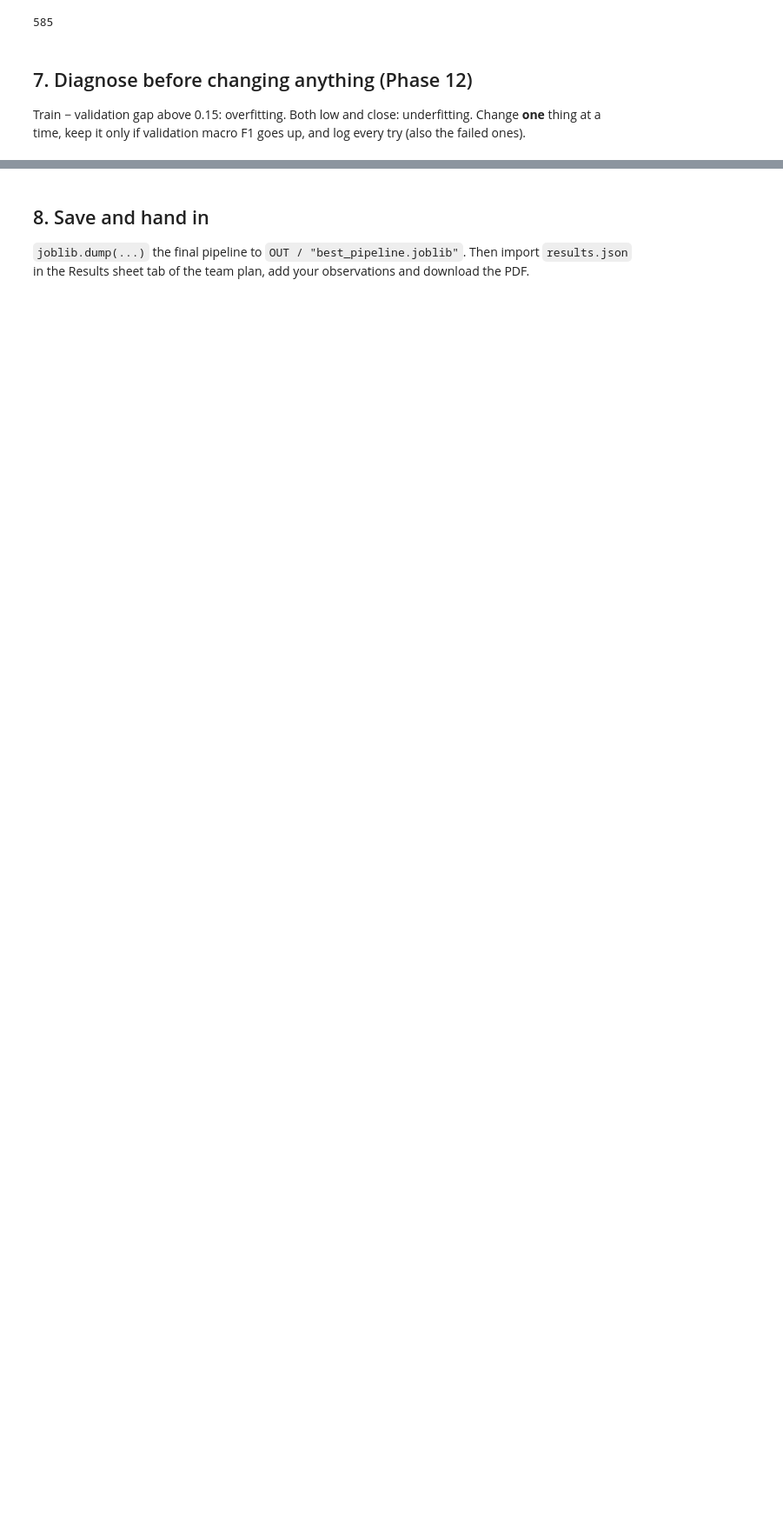
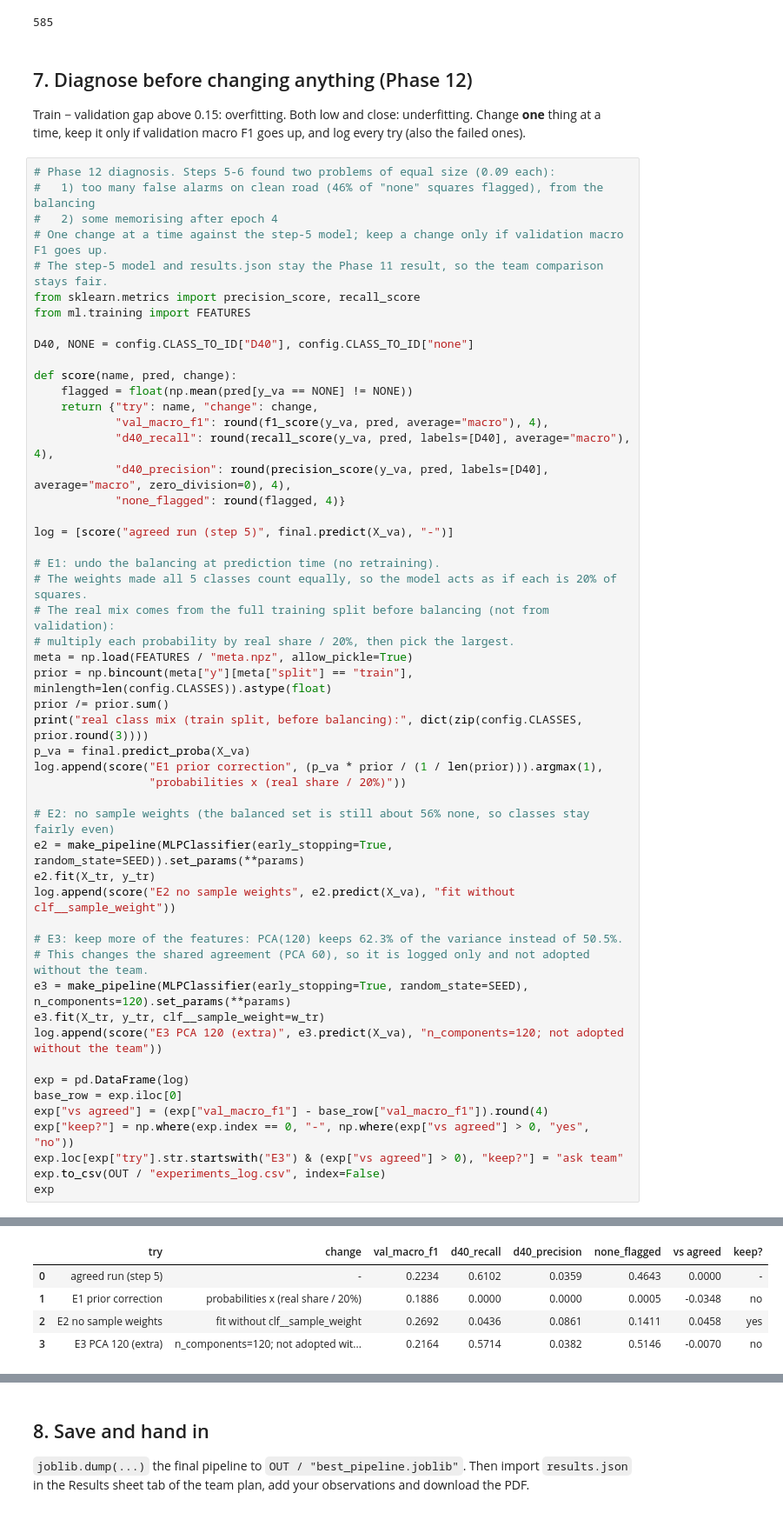
Before and after one commit to RaksaOC/road-damage-classifier, a Jupyter notebook: backend/ml/notebooks/11_3_mlp.ipynb, the cells around one changed output, grey strips where cells are left out. Shown at 87% size. Cells and saved outputs as stored; diff of their text form; blank space fills up the shorter version.

```diff
--- a/backend/ml/notebooks/11_3_mlp.ipynb
+++ b/backend/ml/notebooks/11_3_mlp.ipynb
@@ -357,3 +357,55 @@ predict train + val (report)      0.02
 ## 7. Diagnose before changing anything (Phase 12)
 
 Train − validation gap above 0.15: overfitting. Both low and close: underfitting. Change **one** thing at a time, keep it only if validation macro F1 goes up, and log every try (also the failed ones).
+# %%
+# Phase 12 diagnosis. Steps 5-6 found two problems of equal size (0.09 each):
+#   1) too many false alarms on clean road (46% of "none" squares flagged), from the balancing
+#   2) some memorising after epoch 4
+# One change at a time against the step-5 model; keep a change only if validation macro F1 goes up.
+# The step-5 model and results.json stay the Phase 11 result, so the team comparison stays fair.
+from sklearn.metrics import precision_score, recall_score
+from ml.training import FEATURES
+
+D40, NONE = config.CLASS_TO_ID["D40"], config.CLASS_TO_ID["none"]
+
+def score(name, pred, change):
+    flagged = float(np.mean(pred[y_va == NONE] != NONE))
+    return {"try": name, "change": change,
+            "val_macro_f1": round(f1_score(y_va, pred, average="macro"), 4),
+            "d40_recall": round(recall_score(y_va, pred, labels=[D40], average="macro"), 4),
+            "d40_precision": round(precision_score(y_va, pred, labels=[D40], average="macro", zero_division=0), 4),
+            "none_flagged": round(flagged, 4)}
+
+log = [score("agreed run (step 5)", final.predict(X_va), "-")]
+
+# E1: undo the balancing at prediction time (no retraining).
+# The weights made all 5 classes count equally, so the model acts as if each is 20% of squares.
+# The real mix comes from the full training split before balancing (not from validation):
+# multiply each probability by real share / 20%, then pick the largest.
+meta = np.load(FEATURES / "meta.npz", allow_pickle=True)
+prior = np.bincount(meta["y"][meta["split"] == "train"], minlength=len(config.CLASSES)).astype(float)
+prior /= prior.sum()
+print("real class mix (train split, before balancing):", dict(zip(config.CLASSES, prior.round(3))))
+p_va = final.predict_proba(X_va)
+log.append(score("E1 prior correction", (p_va * prior / (1 / len(prior))).argmax(1),
+                 "probabilities x (real share / 20%)"))
+
+# E2: no sample weights (the balanced set is still about 56% none, so classes stay fairly even)
+e2 = make_pipeline(MLPClassifier(early_stopping=True, random_state=SEED)).set_params(**params)
+e2.fit(X_tr, y_tr)
+log.append(score("E2 no sample weights", e2.predict(X_va), "fit without clf__sample_weight"))
+
+# E3: keep more of the features: PCA(120) keeps 62.3% of the variance instead of 50.5%.
+# This changes the shared agreement (PCA 60), so it is logged only and not adopted without the team.
+e3 = make_pipeline(MLPClassifier(early_stopping=True, random_state=SEED), n_components=120).set_params(**params)
+e3.fit(X_tr, y_tr, clf__sample_weight=w_tr)
+log.append(score("E3 PCA 120 (extra)", e3.predict(X_va), "n_components=120; not adopted without the team"))
+
+exp = pd.DataFrame(log)
+base_row = exp.iloc[0]
+exp["vs agreed"] = (exp["val_macro_f1"] - base_row["val_macro_f1"]).round(4)
+exp["keep?"] = np.where(exp.index == 0, "-", np.where(exp["vs agreed"] > 0, "yes", "no"))
+exp.loc[exp["try"].str.startswith("E3") & (exp["vs agreed"] > 0), "keep?"] = "ask team"
+exp.to_csv(OUT / "experiments_log.csv", index=False)
+exp
+# %% [output]
@@ -359,0 +413,5 @@ Train − validation gap above 0.15: overfitting. Both low and close: underfitti
+|  | try | change | val_macro_f1 | d40_recall | d40_precision | none_flagged | vs agreed | keep? |
+| 0 | agreed run (step 5) | - | 0.2234 | 0.6102 | 0.0359 | 0.4643 | 0.0000 | - |
+| 1 | E1 prior correction | probabilities x (real share / 20%) | 0.1886 | 0.0000 | 0.0000 | 0.0005 | -0.0348 | no |
+| 2 | E2 no sample weights | fit without clf__sample_weight | 0.2692 | 0.0436 | 0.0861 | 0.1411 | 0.0458 | yes |
+| 3 | E3 PCA 120 (extra) | n_components=120; not adopted wit... | 0.2164 | 0.5714 | 0.0382 | 0.5146 | -0.0070 | no |
```
Also changed, not shown: parts of 4 cells of this notebook.
